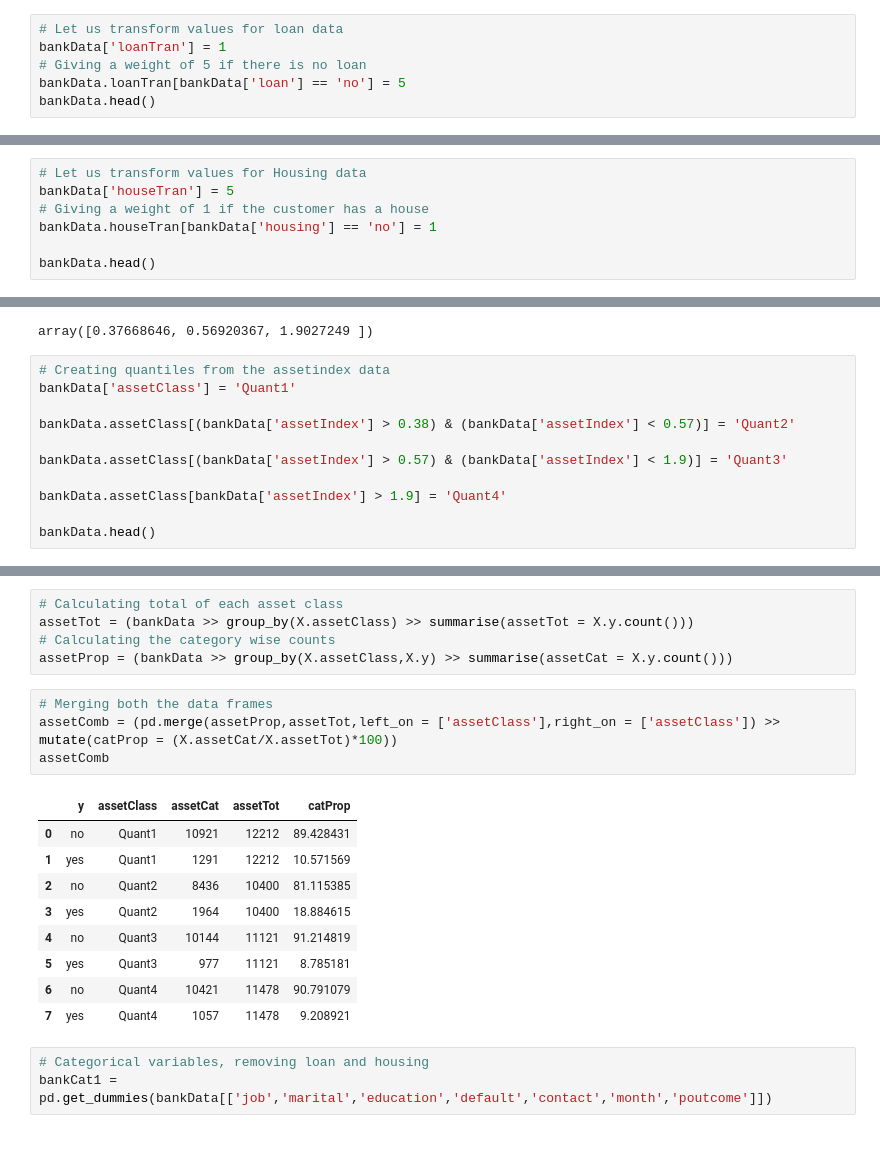
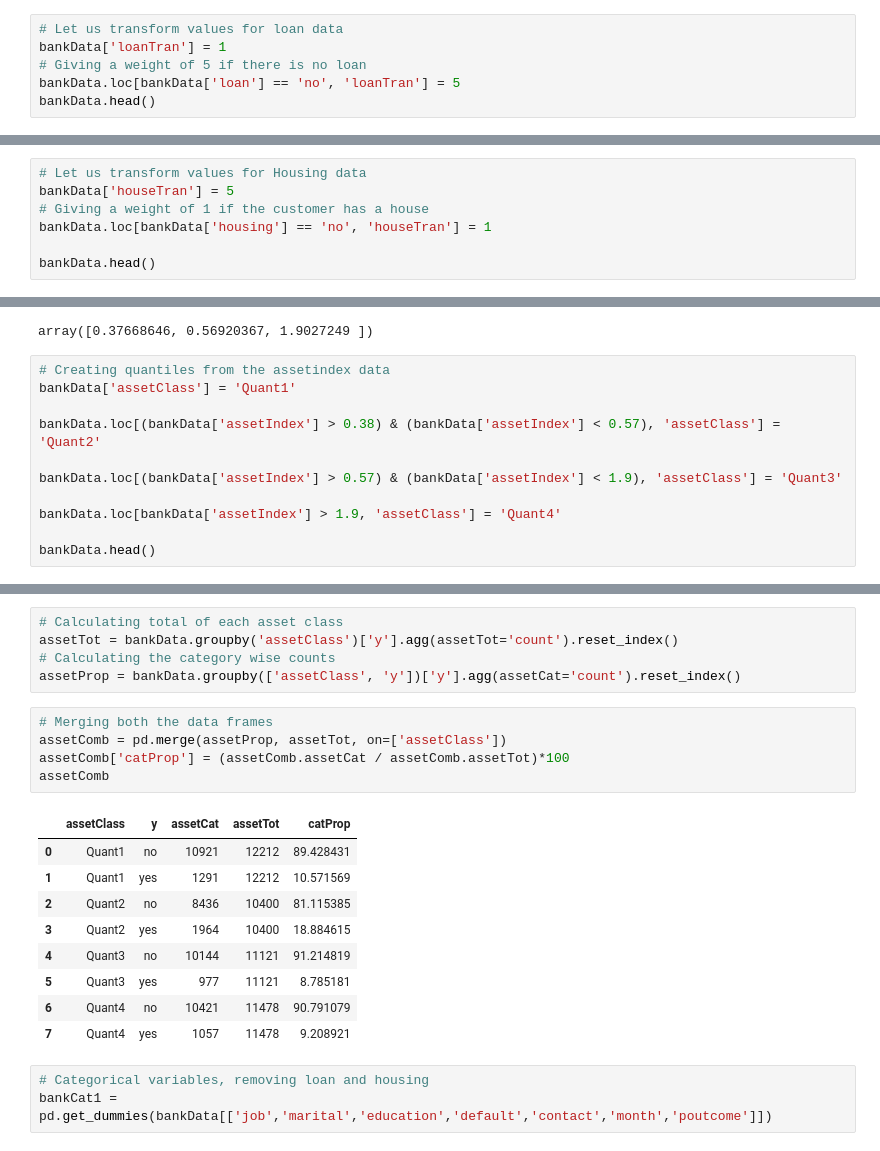
Before and after one commit to PacktWorkshops/The-Data-Science-Workshop, a Jupyter notebook: Chapter03/Activity3.02/Activity3.02.ipynb, the cells around one changed output, grey strips where cells are left out. Drawn from its saved outputs; the diff is of its cells as text.

```diff
--- a/Chapter03/Activity3.02/Activity3.02.ipynb
+++ b/Chapter03/Activity3.02/Activity3.02.ipynb
@@ -67,6 +31,6 @@ bankData['balanceTran'] = bankData['balanceTran'] + 0.00001
 # Let us transform values for loan data
 bankData['loanTran'] = 1
 # Giving a weight of 5 if there is no loan
-bankData.loanTran[bankData['loan'] == 'no'] = 5
+bankData.loc[bankData['loan'] == 'no', 'loanTran'] = 5
 bankData.head()
 # %% [output]
@@ -84,7 +44,7 @@ See the caveats in the documentation: http://pandas.pydata.org/pandas-docs/stabl
 # Let us transform values for Housing data
 bankData['houseTran'] = 5
 # Giving a weight of 1 if the customer has a house
-bankData.houseTran[bankData['housing'] == 'no'] = 1
+bankData.loc[bankData['housing'] == 'no', 'houseTran'] = 1
 
 bankData.head()
 # %% [output]
@@ -119,11 +74,11 @@ array([0.37668646, 0.56920367, 1.9027249 ])
 # Creating quantiles from the assetindex data
 bankData['assetClass'] = 'Quant1'
 
-bankData.assetClass[(bankData['assetIndex'] > 0.38) & (bankData['assetIndex'] < 0.57)] = 'Quant2'
+bankData.loc[(bankData['assetIndex'] > 0.38) & (bankData['assetIndex'] < 0.57), 'assetClass'] = 'Quant2'
 
-bankData.assetClass[(bankData['assetIndex'] > 0.57) & (bankData['assetIndex'] < 1.9)] = 'Quant3'
+bankData.loc[(bankData['assetIndex'] > 0.57) & (bankData['assetIndex'] < 1.9), 'assetClass'] = 'Quant3'
 
-bankData.assetClass[bankData['assetIndex'] > 1.9] = 'Quant4'
+bankData.loc[bankData['assetIndex'] > 1.9, 'assetClass'] = 'Quant4'
 
 bankData.head()
 # %% [output]
@@ -149,22 +91,23 @@ See the caveats in the documentation: http://pandas.pydata.org/pandas-docs/stabl
 # %%
 # Calculating total of each asset class
-assetTot = (bankData >> group_by(X.assetClass) >> summarise(assetTot = X.y.count()))
+assetTot = bankData.groupby('assetClass')['y'].agg(assetTot='count').reset_index()
 # Calculating the category wise counts
-assetProp = (bankData >> group_by(X.assetClass,X.y) >> summarise(assetCat = X.y.count()))
+assetProp = bankData.groupby(['assetClass', 'y'])['y'].agg(assetCat='count').reset_index()
 # %%
 # Merging both the data frames
-assetComb = (pd.merge(assetProp,assetTot,left_on = ['assetClass'],right_on = ['assetClass']) >> mutate(catProp = (X.assetCat/X.assetTot)*100))
+assetComb = pd.merge(assetProp, assetTot, on=['assetClass'])
+assetComb['catProp'] = (assetComb.assetCat / assetComb.assetTot)*100
 assetComb
 # %% [output]
-|  | y | assetClass | assetCat | assetTot | catProp |
-| 0 | no | Quant1 | 10921 | 12212 | 89.428431 |
-| 1 | yes | Quant1 | 1291 | 12212 | 10.571569 |
-| 2 | no | Quant2 | 8436 | 10400 | 81.115385 |
-| 3 | yes | Quant2 | 1964 | 10400 | 18.884615 |
-| 4 | no | Quant3 | 10144 | 11121 | 91.214819 |
-| 5 | yes | Quant3 | 977 | 11121 | 8.785181 |
-| 6 | no | Quant4 | 10421 | 11478 | 90.791079 |
-| 7 | yes | Quant4 | 1057 | 11478 | 9.208921 |
+|  | assetClass | y | assetCat | assetTot | catProp |
+| 0 | Quant1 | no | 10921 | 12212 | 89.428431 |
+| 1 | Quant1 | yes | 1291 | 12212 | 10.571569 |
+| 2 | Quant2 | no | 8436 | 10400 | 81.115385 |
+| 3 | Quant2 | yes | 1964 | 10400 | 18.884615 |
+| 4 | Quant3 | no | 10144 | 11121 | 91.214819 |
+| 5 | Quant3 | yes | 977 | 11121 | 8.785181 |
+| 6 | Quant4 | no | 10421 | 11478 | 90.791079 |
+| 7 | Quant4 | yes | 1057 | 11478 | 9.208921 |
 # %%
 # Categorical variables, removing loan and housing
 bankCat1 = pd.get_dummies(bankData[['job','marital','education','default','contact','month','poutcome']])
```
Also changed, not shown: parts of 12 cells of this notebook, 9 other files.
